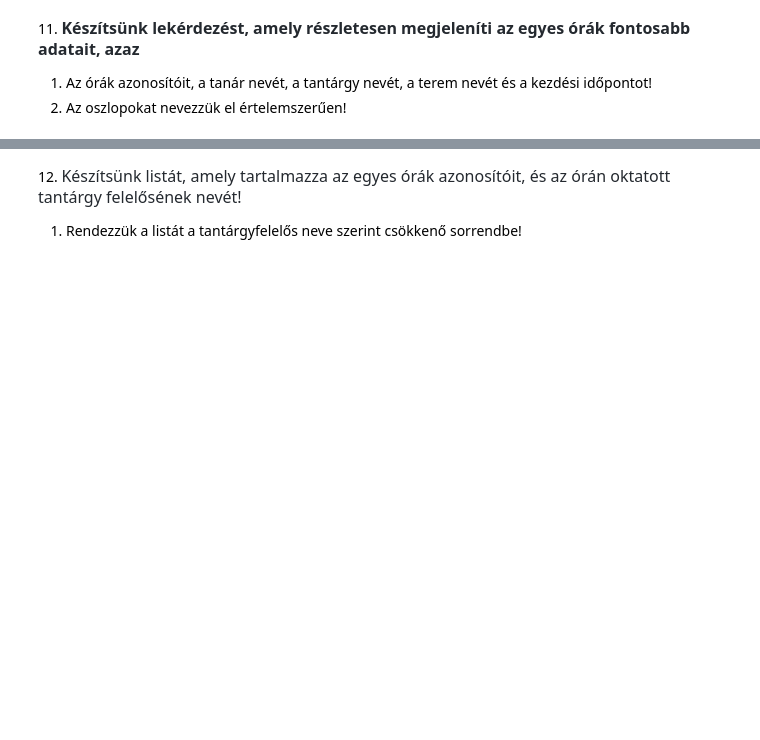
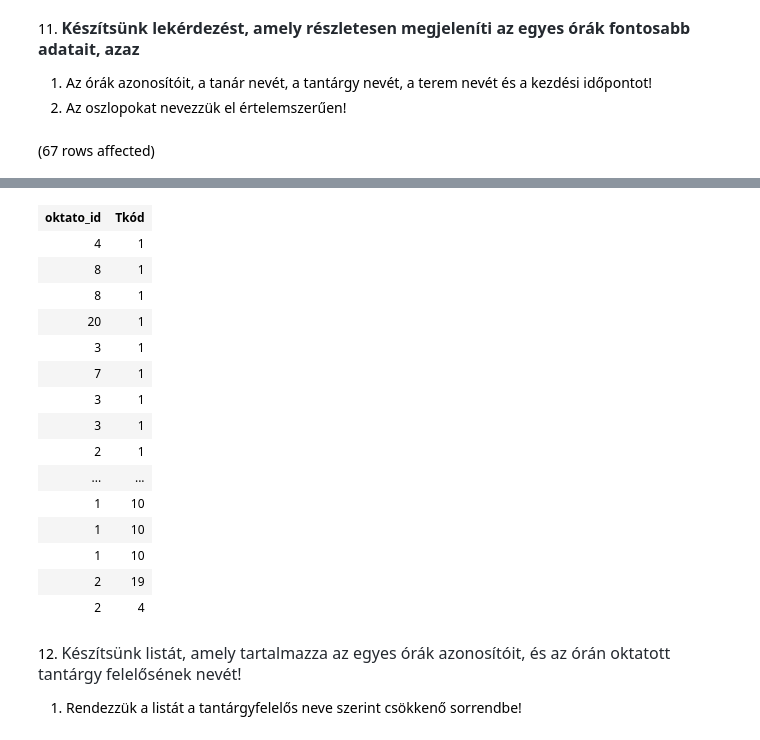
Before and after one commit to DeliMercedesz/sqlgyak03, a Jupyter notebook: gyakorlat02_feladatok .ipynb, the cells around one changed output, grey strips where cells are left out. Drawn from its saved outputs; the diff is of its cells as text; code cells hidden in the pictures; blank space fills up the shorter version.

```diff
--- a/gyakorlat02_feladatok .ipynb
+++ b/gyakorlat02_feladatok .ipynb
@@ -116,3 +116,12 @@ Total execution time: 00:00:00.003
 
 1. Az órák azonosítóit, a tanár nevét, a tantárgy nevét, a terem nevét és a kezdési időpontot!
 2. Az oszlopokat nevezzük el értelemszerűen!
+# %%
+SELECT Oktatok.oktato_id,Tantárgyak.Tkód,Termek.Tkód,Savok.Sav_id
+
+FROM Orak JOIN Oktatok ON Orak.tanar = Oktatok.oktato_id
+            JOIN Tantárgyak ON Orak.targy = Tantárgyak.Tkód
+            JOIN Termek ON Orak.terem = Termek.Tkód
+            JOIN Savok ON Orak.Sav = Savok.Sav_id
+# %% [output]
+(67 rows affected)
@@ -119,3 +129,19 @@ Total execution time: 00:00:00.003
+| oktato_id | Tkód |
+| 4 | 1 |
+| 8 | 1 |
+| 8 | 1 |
+| 20 | 1 |
+| 3 | 1 |
+| 7 | 1 |
+| 3 | 1 |
+| 3 | 1 |
+| 2 | 1 |
+| ... | ... |
+| 1 | 10 |
+| 1 | 10 |
+| 1 | 10 |
+| 2 | 19 |
+| 2 | 4 |
 # %% [markdown]
 12. <span style="color: rgb(36, 41, 47); font-family: -apple-system, BlinkMacSystemFont, &quot;Segoe UI&quot;, Helvetica, Arial, sans-serif, &quot;Apple Color Emoji&quot;, &quot;Segoe UI Emoji&quot;; font-size: 16px;">Készítsünk listát, amely tartalmazza az egyes órák azonosítóit, és az órán oktatott tantárgy felelősének nevét!</span>
 
```
Also changed, not shown: parts of 1 cell of this notebook.
